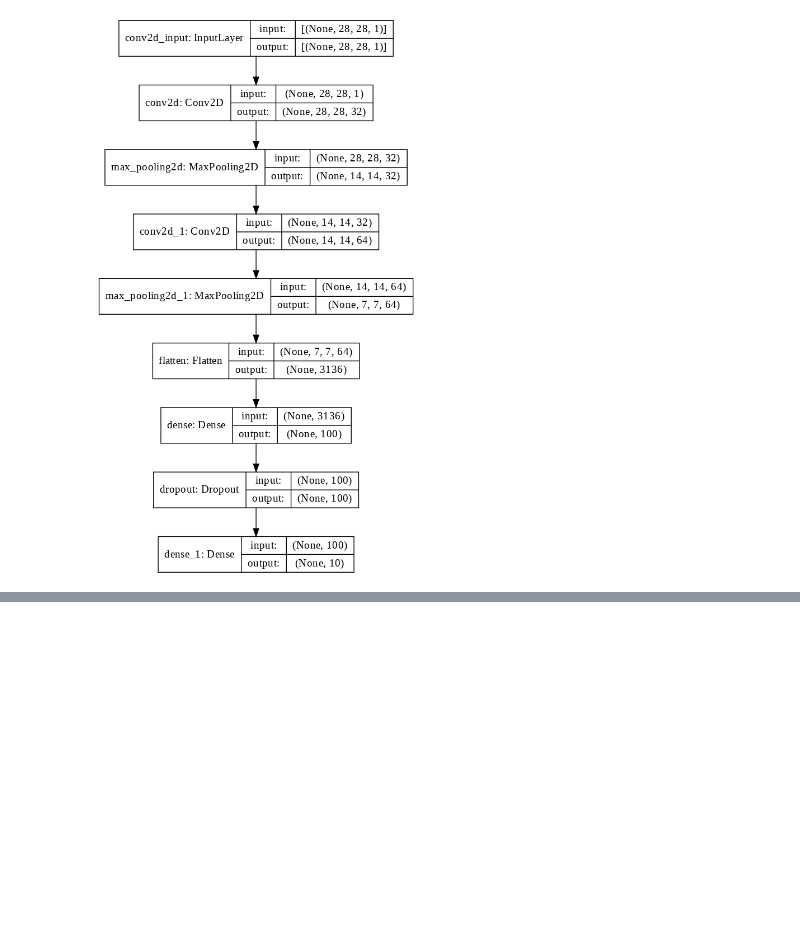
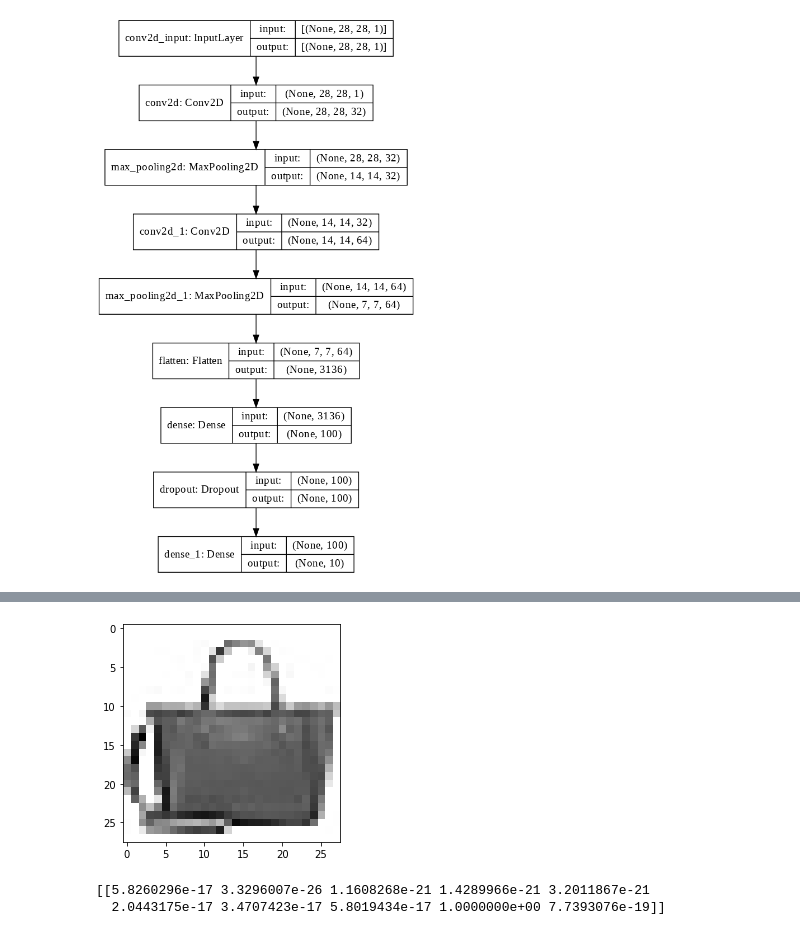
Before and after one commit to YunSeoHwan/My-own-study-repository, a Jupyter notebook: 8-2.ipynb, the cells around one changed output, grey strips where cells are left out. Drawn from its saved outputs; the diff is of its cells as text; code cells hidden in the pictures; blank space fills up the shorter version.

```diff
--- a/8-2.ipynb
+++ b/8-2.ipynb
@@ -60,0 +103,12 @@ keras.utils.plot_model(model, show_shapes=True, to_file='cnn-architecture.png',
+# %%
+plt.imshow(val_scaled[0].reshape(28, 28), cmap='gray_r')
+plt.show()
+# %% [output]
+[figure, added]
+# %%
+# 확률 계산
+preds = model.predict(val_scaled[0:1])
+print(preds)
+# %% [output]
+[[5.8260296e-17 3.3296007e-26 1.1608268e-21 1.4289966e-21 3.2011867e-21
+  2.0443175e-17 3.4707423e-17 5.8019434e-17 1.0000000e+00 7.7393076e-19]]
```
Also changed, not shown: parts of 7 cells of this notebook.
